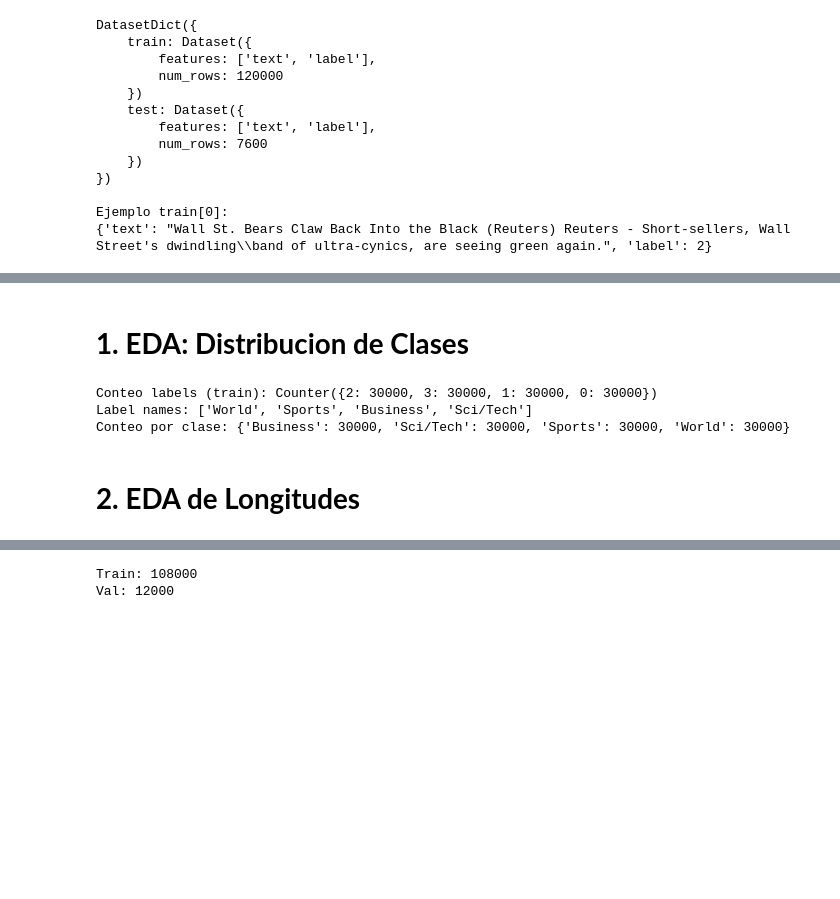
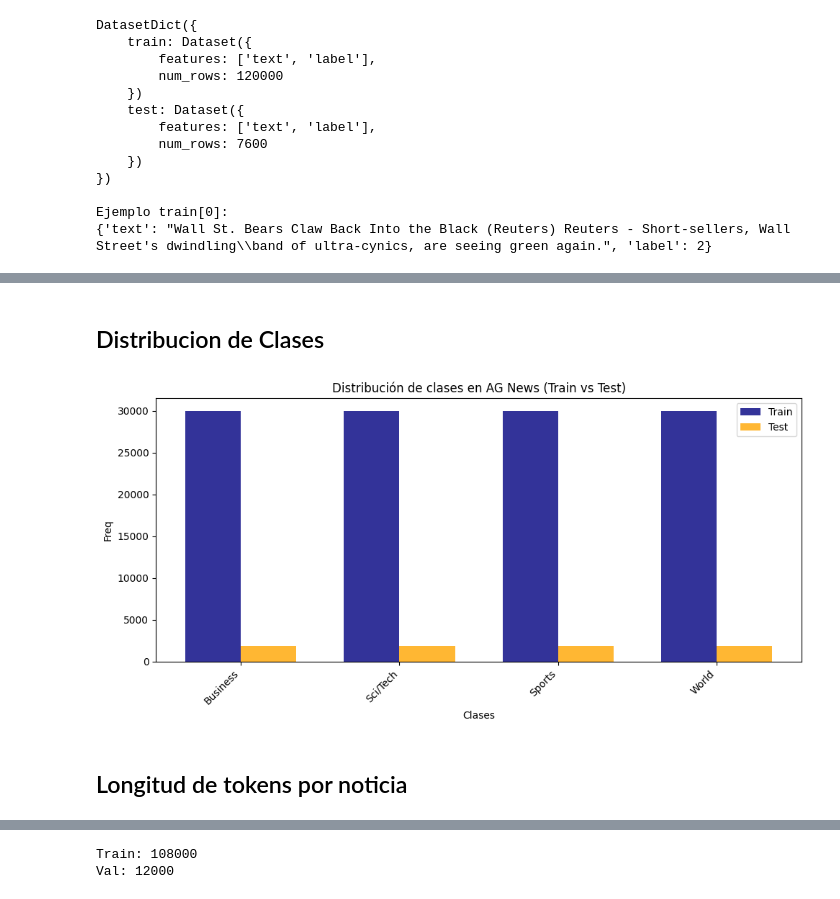
Before and after one commit to jhonattanreales21/nlp_icesi, a Jupyter notebook: unidad_2/Cano_Reales_nlp_with_lstm.ipynb, the cells around one changed output, grey strips where cells are left out. Saved outputs shown, nothing was run; the diff lists cells and outputs as text; code cells hidden in the pictures; blank space fills up the shorter version.

```diff
--- a/unidad_2/Cano_Reales_nlp_with_lstm.ipynb
+++ b/unidad_2/Cano_Reales_nlp_with_lstm.ipynb
@@ -77,22 +94,37 @@ Ejemplo train[0]:
 # %% [markdown]
-# **1. EDA: Distribucion de Clases**
+## Distribucion de Clases
-# %%
-from collections import Counter
-
-label_counts = Counter(ds["train"]["label"])
-print("Conteo labels (train):", label_counts)
-
-# Mapeo del dataset
-label_names = ds["train"].features["label"].names
-print("Label names:", label_names)
-
-# Conteo por nombre
-counts_by_name = {label_names[k]: v for k, v in label_counts.items()}
-print("Conteo por clase:", counts_by_name)
-# %% [output]
-Conteo labels (train): Counter({2: 30000, 3: 30000, 1: 30000, 0: 30000})
-Label names: ['World', 'Sports', 'Business', 'Sci/Tech']
-Conteo por clase: {'Business': 30000, 'Sci/Tech': 30000, 'Sports': 30000, 'World': 30000}
+# %%
+# Distribucion de clases en TRAIN y TEST
+label_counts_train = Counter(ds["train"]["label"])
+label_counts_test = Counter(ds["test"]["label"])
+
+label_names = ds["train"].features["label"].names
+
+# Conteo por nombre para train y test
+counts_by_name_train = {label_names[k]: v for k, v in label_counts_train.items()}
+counts_by_name_test = {label_names[k]: v for k, v in label_counts_test.items()}
+
+# Preparamos datos para graficar
+names = list(counts_by_name_train.keys())
+counts_train = [counts_by_name_train[n] for n in names]
+counts_test = [counts_by_name_test[n] for n in names]
+
+# Graficamos la distribución de clases en train y test
+x = np.arange(len(names))
+width = 0.35
+
+plt.figure(figsize=(10, 5))
+plt.bar(x - width / 2, counts_train, width, label="Train", color="navy", alpha=0.8)
+plt.bar(x + width / 2, counts_test, width, label="Test", color="orange", alpha=0.8)
+plt.xlabel("Clases")
+plt.ylabel("Freq")
+plt.title("Distribución de clases en AG News (Train vs Test)")
+plt.xticks(x, names, rotation=45, ha="right")
+plt.legend()
+plt.tight_layout()
+plt.show()
+# %% [output]
+[figure, added]
 # %% [markdown]
-# **2. EDA de Longitudes**
+## Longitud de tokens por noticia
 # %%
```
Also changed, not shown: parts of 49 cells of this notebook, 2 other files.
